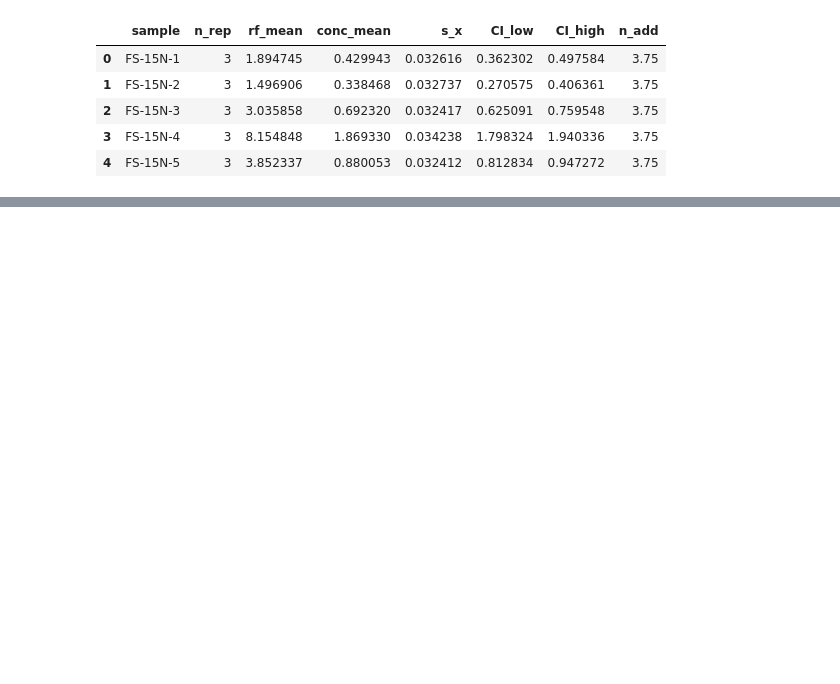
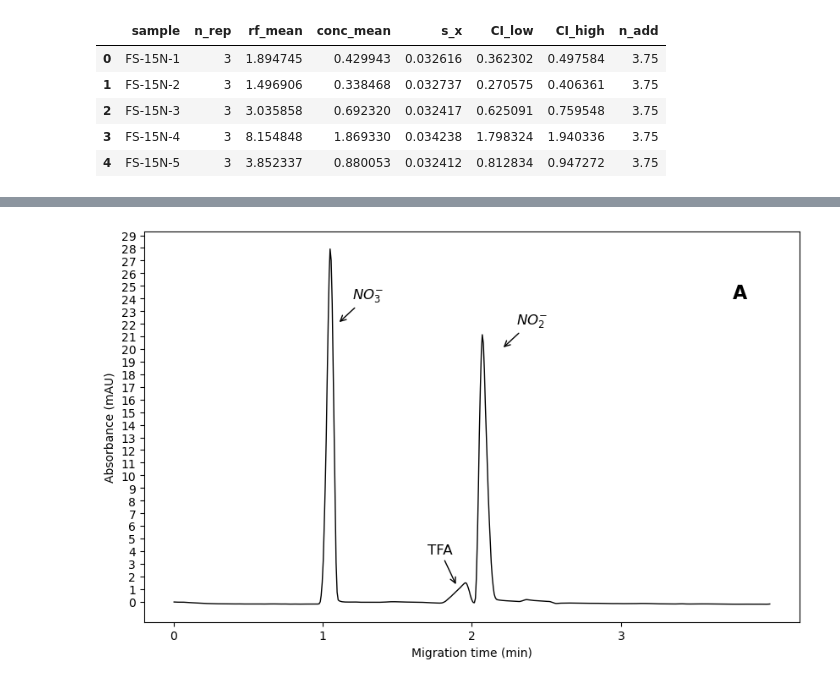
Before and after one commit to plashmore/nitrate_ce, a Jupyter notebook: 03-statistical_analysis/02-plots.ipynb, the cells around one changed output, grey strips where cells are left out. Cells and saved outputs as stored; diff of their text form; code cells hidden in the pictures; blank space fills up the shorter version.

```diff
--- a/03-statistical_analysis/02-plots.ipynb
+++ b/03-statistical_analysis/02-plots.ipynb
@@ -380,0 +137,4 @@ Quadratic exp AIC: -35.24572836707659
+# %%
+#Read CSVs
+std=pd.read_csv("../01-input_data/nitrite_nitrate_TFA.CSV",header=None,sep=',')
+samp=pd.read_csv("../01-input_data/V-15N-5-r001.CSV",header=None,sep=',')
@@ -380,0 +158,5 @@ Quadratic exp AIC: -35.24572836707659
+# %%
+#Of course Agilent exports non-standard CSVs
+std=std.iloc[1:]
+samp=samp.iloc[1:]
+print(std)
@@ -380,0 +199,28 @@ Quadratic exp AIC: -35.24572836707659
+# %%
+#We'll just address the columns directly
+
+#Need x and y values for plotting
+#CSV was encoding as strings instead of numbers for some ungodly reason
+std_x=std[1].iloc[1:].values.astype(float)
+std_y=std[2].iloc[1:].values.astype(float)
+
+samp_x=samp[1].iloc[1:].values.astype(float)
+samp_y=samp[2].iloc[1:].values.astype(float)
+# %%
+#Start with plot of standards
+
+plt.figure(figsize=(10,6))
+plt.plot(std_x,std_y,color='black',linewidth=1)
+plt.xticks(range(0,4))
+plt.yticks(range(0,30))
+plt.xlabel("Migration time (min)")
+plt.ylabel("Absorbance (mAU)")
+plt.text(3.75,24,"A",weight='bold',fontsize=16)
+plt.annotate(r'$NO_{3}^{-}$',xy=(1.1,22),xytext=(1.2,24),fontsize=12,arrowprops=dict(arrowstyle='->'))
+plt.annotate(r'$NO_{2}^{-}$',xy=(2.2,20),xytext=(2.3,22),fontsize=12,arrowprops=dict(arrowstyle='->'))
+plt.annotate('TFA',xy=(1.9,1.2),xytext=(1.7,3.8),fontsize=12,arrowprops=dict(arrowstyle='->'))
+plt.savefig('std_trace.svg',format="svg",bbox_inches="tight")
+plt.savefig('std_trace.tiff',format="tiff",bbox_inches="tight",dpi=300)
+plt.show()
+# %% [output]
+[figure, added]
```
Also changed, not shown: parts of 35 cells of this notebook, 4 other files.
